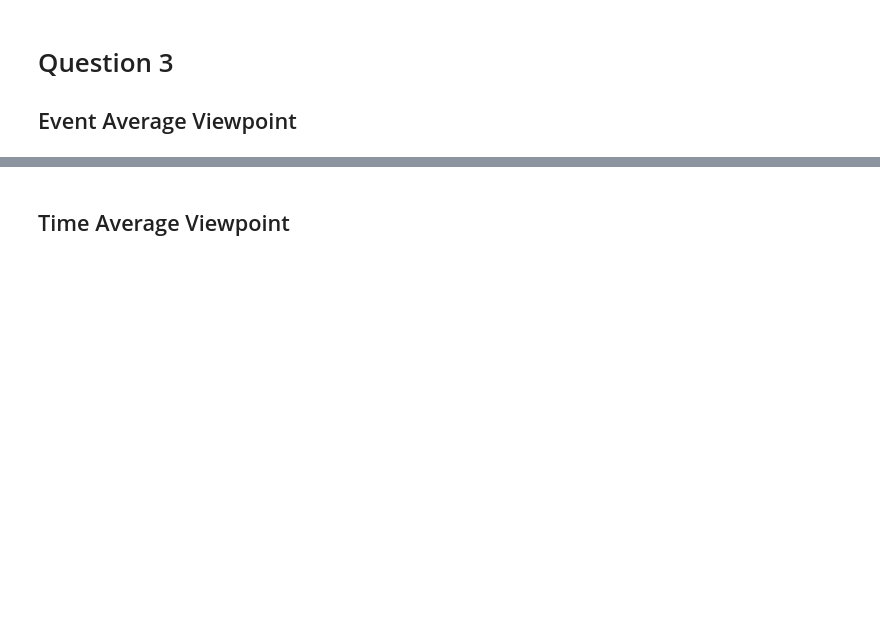
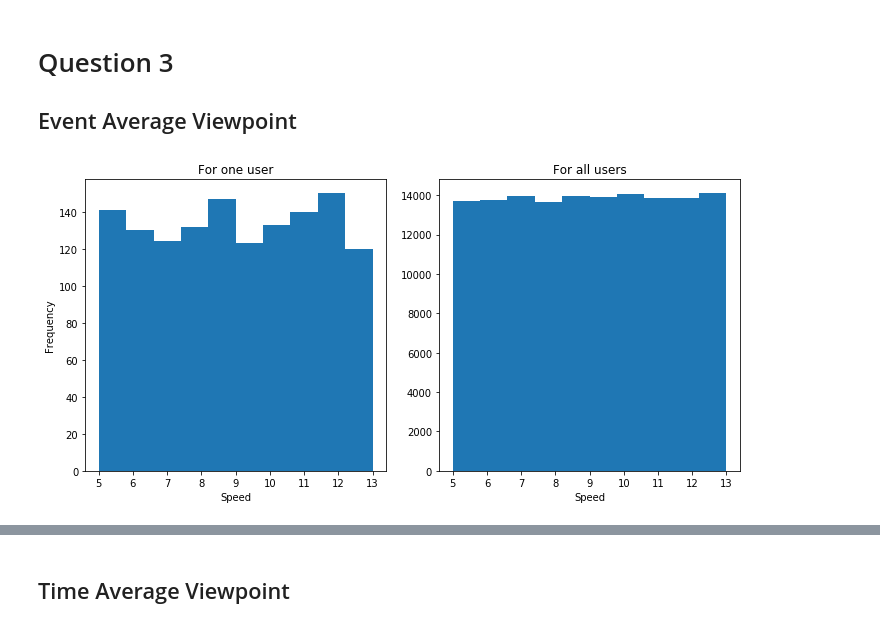
Before and after one commit to joelmfonseca/COM-503, a Jupyter notebook: hw2/hw2_q2_q3.ipynb, the cells around one changed output, grey strips where cells are left out. Drawn from its saved outputs; the diff is of its cells as text; code cells hidden in the pictures; blank space fills up the shorter version.

Commit message:
finished event average viewpoint (q3)

```diff
--- a/hw2/hw2_q2_q3.ipynb
+++ b/hw2/hw2_q2_q3.ipynb
@@ -104,3 +110,24 @@ plot_waypoint(8, 30)
 # Question 3
 
 ## Event Average Viewpoint
+# %%
+def plot_event_average_speed():
+    fig, axes = plt.subplots(1, 2, figsize=(10,5))
+
+    user_id = 0
+    axes[0].hist(V_users[user_id])
+    axes[0].set_ylabel('Frequency')
+    axes[0].set_xlabel('Speed')
+    axes[0].set_title('For one user')
+
+    axes[1].hist(np.concatenate(V_users).ravel().tolist())
+    axes[1].set_xlabel('Speed')
+    axes[1].set_title('For all users')
+
+    plt.tight_layout()
+    plt.savefig('q3_event_average_speed')
+    plt.show()
+# %%
+plot_event_average_speed()
+# %% [output]
+[figure, added]
```
Also changed, not shown: parts of 10 cells of this notebook, 7 other files.
